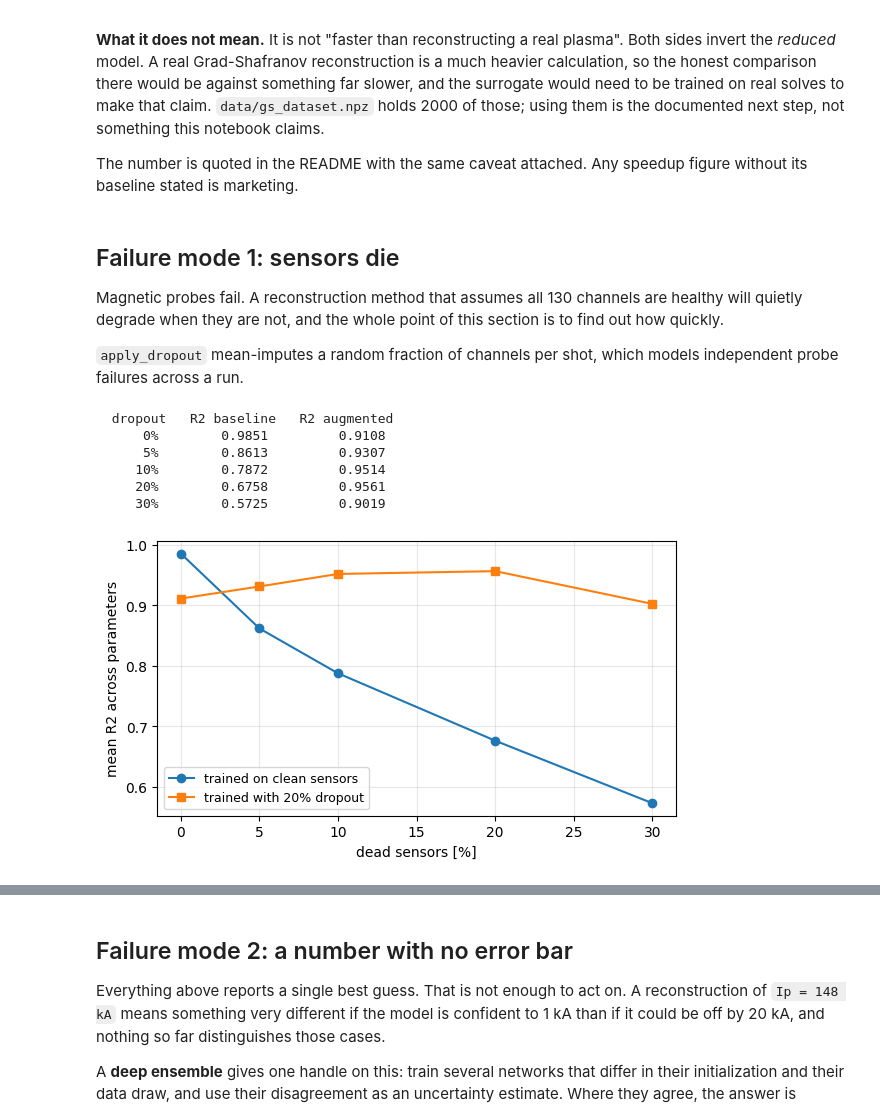
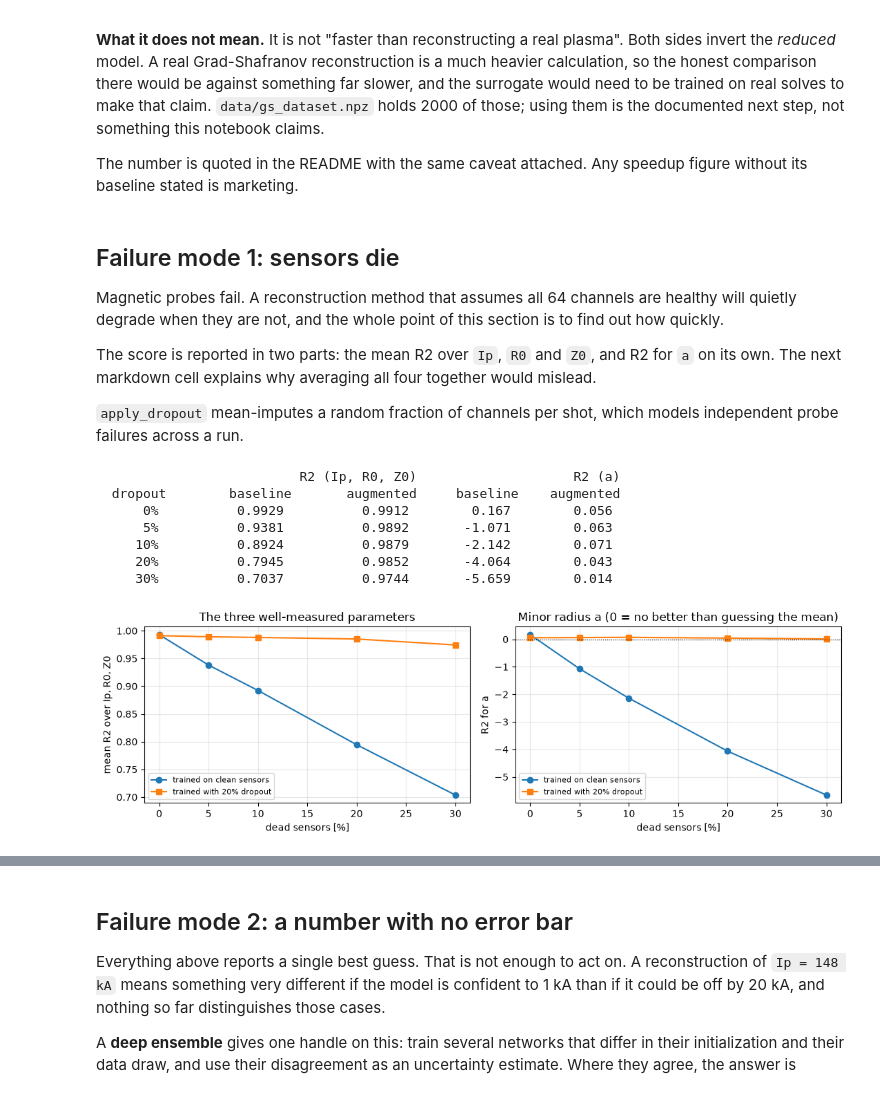
Before and after one commit to GitLostintheSauce/CUTE_TEST_Fusion, a Jupyter notebook: notebooks/03_surrogate.ipynb, the cells around one changed output, grey strips where cells are left out. Saved outputs shown, nothing was run; the diff lists cells and outputs as text; code cells hidden in the pictures.

```diff
--- a/notebooks/03_surrogate.ipynb
+++ b/notebooks/03_surrogate.ipynb
@@ -199,52 +244,69 @@ figure without its baseline stated is marketing.
 # %% [markdown]
 ## Failure mode 1: sensors die
 
-Magnetic probes fail. A reconstruction method that assumes all 130 channels
+Magnetic probes fail. A reconstruction method that assumes all 64 channels
 are healthy will quietly degrade when they are not, and the whole point of
 this section is to find out how quickly.
 
+The score is reported in two parts: the mean R2 over `Ip`, `R0` and `Z0`,
+and R2 for `a` on its own. The next markdown cell explains why averaging all
+four together would mislead.
+
 `apply_dropout` mean-imputes a random fraction of channels per shot, which
 models independent probe failures across a run.
 # %%
 model_robust = MLPRegressor(hidden_layers=(128, 128), epochs=300, seed=0,
                             input_dropout=0.2)
 model_robust.fit(X_train, y_train)
 
-def mean_r2(m, frac, seed):
+WELL = [PARAM_NAMES.index(n) for n in ("Ip", "R0", "Z0")]
+A_IDX = PARAM_NAMES.index("a")
+
+def r2_parts(m, frac, seed):
+    """(mean R2 over Ip, R0, Z0; R2 for a) with a fraction of sensors dead."""
     Xd = apply_dropout(X_test, m, frac, np.random.default_rng(seed))
     p = m.predict(Xd)
-    return np.mean([r2_score(y_test[:, j], p[:, j])
-                    for j in range(len(PARAM_NAMES))])
+    well = np.mean([r2_score(y_test[:, j], p[:, j]) for j in WELL])
+    return well, r2_score(y_test[:, A_IDX], p[:, A_IDX])
 
 # Averaged over several dropout draws so the curve reflects the models rather
 # than one unlucky choice of which channels died.
 fracs = [0.0, 0.05, 0.10, 0.20, 0.30]
 seeds = range(3)
 
-print(f"{'dropout':>9}{'R2 baseline':>14}{'R2 augmented':>15}")
+print(f"{'':>9}{'R2 (Ip, R0, Z0)':>32}{'R2 (a)':>26}")
+print(f"{'dropout':>9}{'baseline':>16}{'augmented':>16}{'baseline':>13}{'augmented':>13}")
 rows = []
 for f in fracs:
-    r2_base = np.mean([mean_r2(model, f, s) for s in seeds])
-    r2_rob = np.mean([mean_r2(model_robust, f, s) for s in seeds])
-    rows.append((f, r2_base, r2_rob))
-    print(f"{f:>8.0%}{r2_base:>14.4f}{r2_rob:>15.4f}")
+    base = np.mean([r2_parts(model, f, s) for s in seeds], axis=0)
+    rob = np.mean([r2_parts(model_robust, f, s) for s in seeds], axis=0)
+    rows.append((f, base[0], rob[0], base[1], rob[1]))
+    print(f"{f:>8.0%}{base[0]:>16.4f}{rob[0]:>16.4f}{base[1]:>13.3f}{rob[1]:>13.3f}")
 
 rows = np.array(rows)
-fig, ax = plt.subplots(1, 1, figsize=(6, 3.5))
-ax.plot(rows[:, 0] * 100, rows[:, 1], "o-", label="trained on clean sensors")
-ax.plot(rows[:, 0] * 100, rows[:, 2], "s-", label="trained with 20% dropout")
-ax.set_xlabel("dead sensors [%]")
-ax.set_ylabel("mean R2 across parameters")
-ax.legend(fontsize=9)
-ax.grid(alpha=0.3)
+fig, axes = plt.subplots(1, 2, figsize=(11, 3.5))
+axes[0].plot(rows[:, 0] * 100, rows[:, 1], "o-", label="trained on clean sensors")
+axes[0].plot(rows[:, 0] * 100, rows[:, 2], "s-", label="trained with 20% dropout")
+axes[0].set_ylabel("mean R2 over Ip, R0, Z0")
+axes[0].set_title("The three well-measured parameters")
+axes[1].plot(rows[:, 0] * 100, rows[:, 3], "o-", label="trained on clean sensors")
+axes[1].plot(rows[:, 0] * 100, rows[:, 4], "s-", label="trained with 20% dropout")
+axes[1].axhline(0, color="k", lw=0.8, ls=":")
+axes[1].set_ylabel("R2 for a")
+axes[1].set_title("Minor radius a (0 = no better than guessing the mean)")
+for ax in axes:
+    ax.set_xlabel("dead sensors [%]")
+    ax.legend(fontsize=8)
+    ax.grid(alpha=0.3)
 plt.tight_layout()
 plt.show()
 # %% [output]
-  dropout   R2 baseline   R2 augmented
-      0%        0.9851         0.9108
-      5%        0.8613         0.9307
-     10%        0.7872         0.9514
-     20%        0.6758         0.9561
-     30%        0.5725         0.9019
+                          R2 (Ip, R0, Z0)                    R2 (a)
+  dropout        baseline       augmented     baseline    augmented
+      0%          0.9929          0.9912        0.167        0.056
+      5%          0.9381          0.9892       -1.071        0.063
+     10%          0.8924          0.9879       -2.142        0.071
+     20%          0.7945          0.9852       -4.064        0.043
+     30%          0.7037          0.9744       -5.659        0.014
-[figure, old version]
+[figure, new version]
 # %% [markdown]
```
Also changed, not shown: parts of 13 cells of this notebook, 19 other files.
